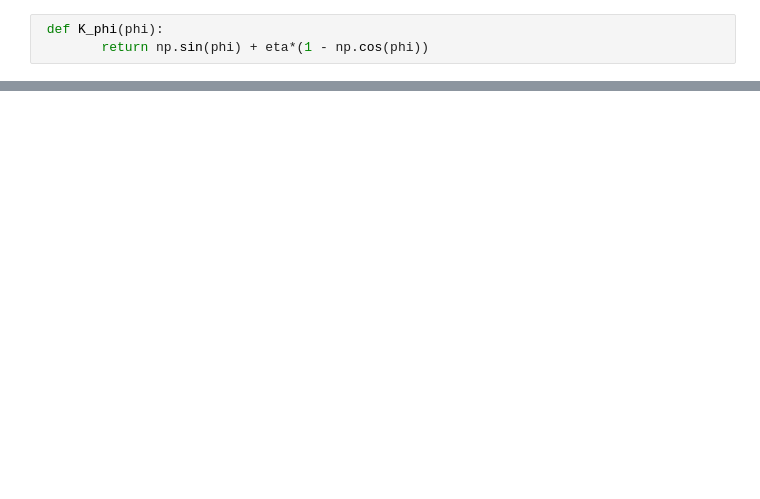
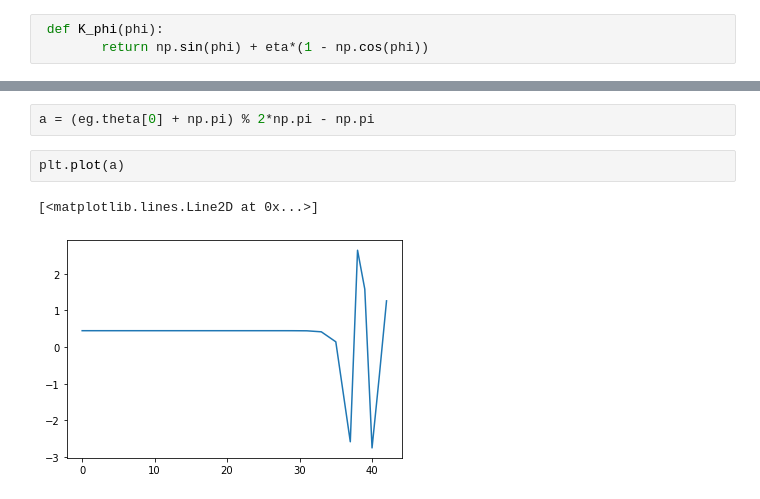
Before and after one commit to TJLeonardi/phase_waves, a Jupyter notebook: 1D_kuramoto.ipynb, the cells around one changed output, grey strips where cells are left out. Cells and saved outputs as stored; diff of their text form; blank space fills up the shorter version.

```diff
--- a/1D_kuramoto.ipynb
+++ b/1D_kuramoto.ipynb
@@ -97,0 +135,7 @@ plt.plot(eg.v[1:-2])
+# %%
+a = (eg.theta[0] + np.pi) % 2*np.pi - np.pi
+# %%
+plt.plot(a)
+# %% [output]
+[<matplotlib.lines.Line2D at 0x...>]
+[figure, added]
```
Also changed, not shown: parts of 11 cells of this notebook.
